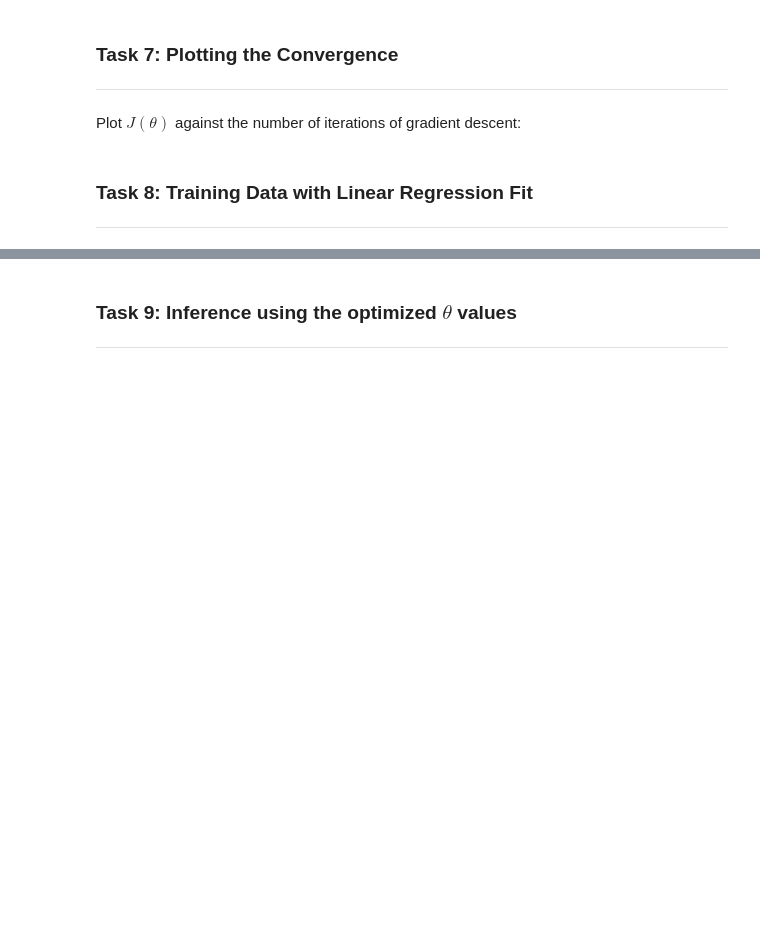
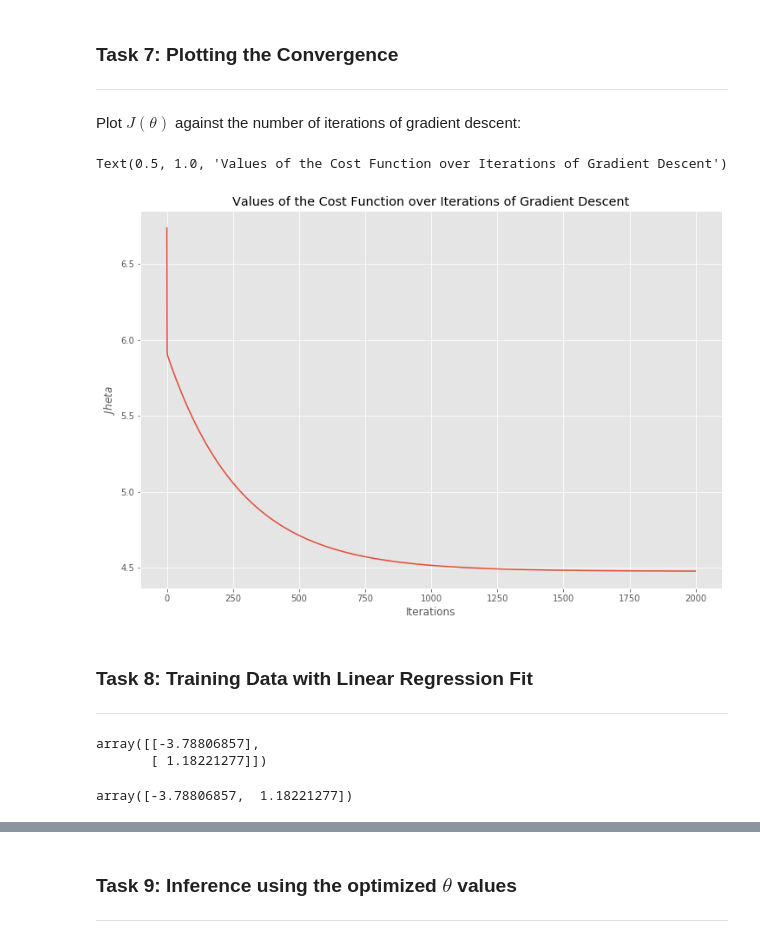
Before and after one commit to dnlsyfq/py_ML_LinearRegression, a Jupyter notebook: Univariate Linear Regression.ipynb, the cells around one changed output, grey strips where cells are left out. Cells and saved outputs as stored; diff of their text form; code cells hidden in the pictures; blank space fills up the shorter version.

```diff
--- a/Univariate Linear Regression.ipynb
+++ b/Univariate Linear Regression.ipynb
@@ -162,6 +192,23 @@ theta, costs = gradient_descent(X,y,theta,alpha=0.01,iterations=2000)
 ---
 # %% [markdown]
 Plot $J(\theta)$ against the number of iterations of gradient descent:
+# %%
+plt.plot(costs)
+plt.xlabel('Iterations')
+plt.ylabel('$J \theta $')
+plt.title('Values of the Cost Function over Iterations of Gradient Descent')
+# %% [output]
+Text(0.5, 1.0, 'Values of the Cost Function over Iterations of Gradient Descent')
+[figure, added]
 # %% [markdown]
 ### Task 8: Training Data with Linear Regression Fit
 ---
+# %%
+theta
+# %% [output]
+array([[-3.78806857],
+       [ 1.18221277]])
+# %%
+np.squeeze(theta)
+# %% [output]
+array([-3.78806857,  1.18221277])
```
Also changed, not shown: parts of 11 cells of this notebook.
